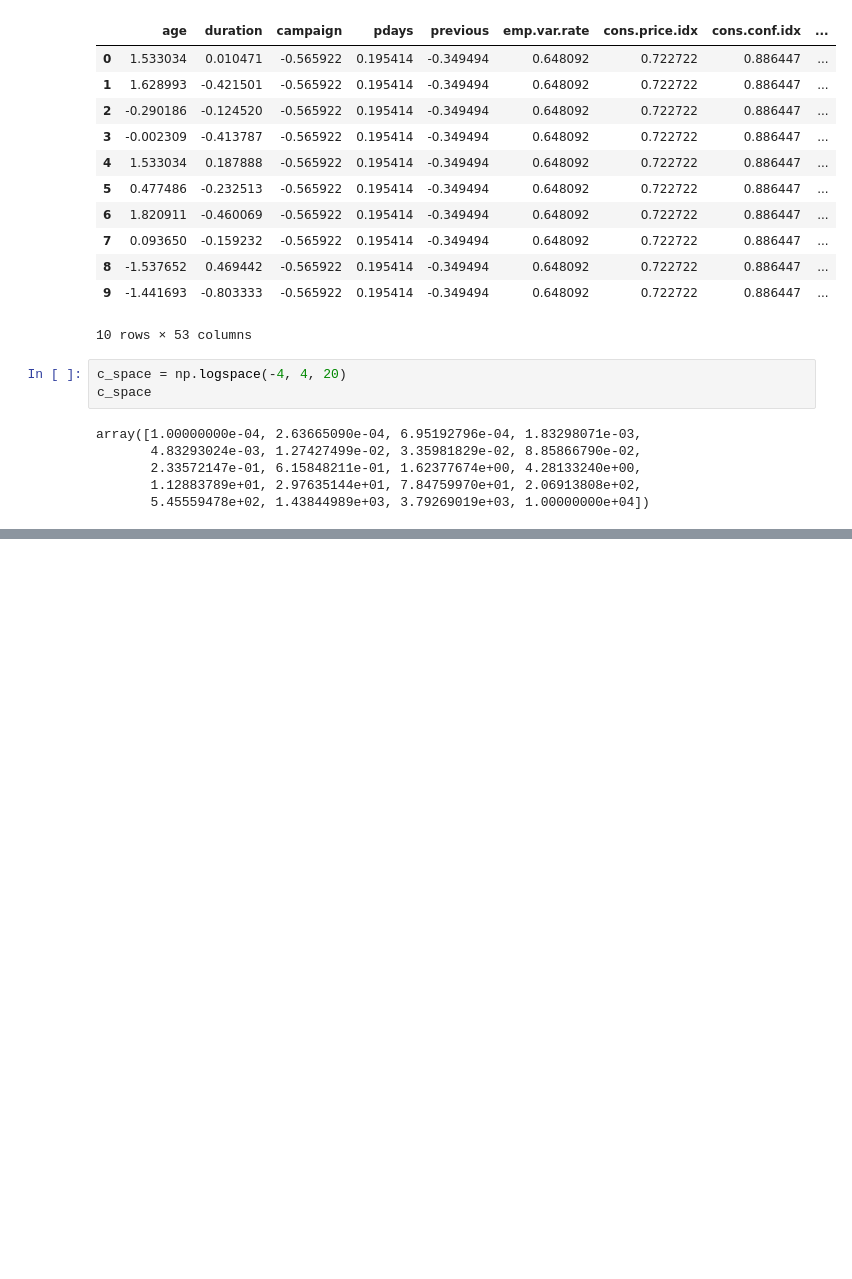
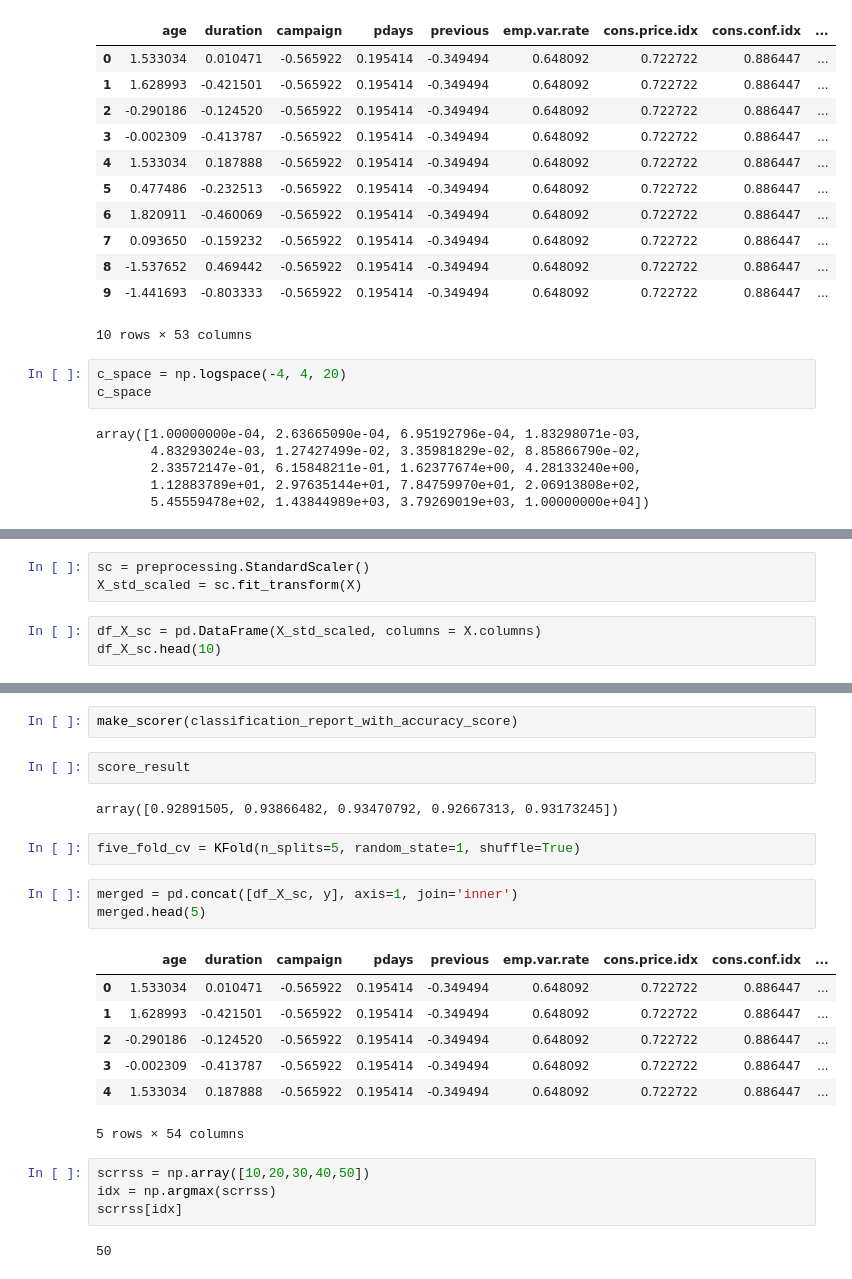
Before and after one commit to dcanTOKA/bbl-536-e-hw, a Jupyter notebook: problem2.ipynb, the cells around one changed output, grey strips where cells are left out. Saved outputs shown, nothing was run; the diff lists cells and outputs as text; blank space fills up the shorter version.

```diff
--- a/problem2.ipynb
+++ b/problem2.ipynb
@@ -151,0 +149,6 @@ score
+# %%
+sc = preprocessing.StandardScaler()
+X_std_scaled = sc.fit_transform(X)
+# %%
+df_X_sc = pd.DataFrame(X_std_scaled, columns = X.columns)
+df_X_sc.head(10)
@@ -151,0 +241,25 @@ score
+# %%
+make_scorer(classification_report_with_accuracy_score)
+# %%
+score_result
+# %% [output]
+array([0.92891505, 0.93866482, 0.93470792, 0.92667313, 0.93173245])
+# %%
+five_fold_cv = KFold(n_splits=5, random_state=1, shuffle=True)
+# %%
+merged = pd.concat([df_X_sc, y], axis=1, join='inner')
+merged.head(5)
+# %% [output]
+|  | age | duration | campaign | pdays | previous | emp.var.rate | cons.price.idx | cons.conf.idx | ... |
+| 0 | 1.533034 | 0.010471 | -0.565922 | 0.195414 | -0.349494 | 0.648092 | 0.722722 | 0.886447 | ... |
+| 1 | 1.628993 | -0.421501 | -0.565922 | 0.195414 | -0.349494 | 0.648092 | 0.722722 | 0.886447 | ... |
+| 2 | -0.290186 | -0.124520 | -0.565922 | 0.195414 | -0.349494 | 0.648092 | 0.722722 | 0.886447 | ... |
+| 3 | -0.002309 | -0.413787 | -0.565922 | 0.195414 | -0.349494 | 0.648092 | 0.722722 | 0.886447 | ... |
+| 4 | 1.533034 | 0.187888 | -0.565922 | 0.195414 | -0.349494 | 0.648092 | 0.722722 | 0.886447 | ... |
+5 rows × 54 columns
+# %%
+scrrss = np.array([10,20,30,40,50])
+idx = np.argmax(scrrss)
+scrrss[idx]
+# %% [output]
+50
```
Also changed, not shown: parts of 12 cells of this notebook, 2 other files.
